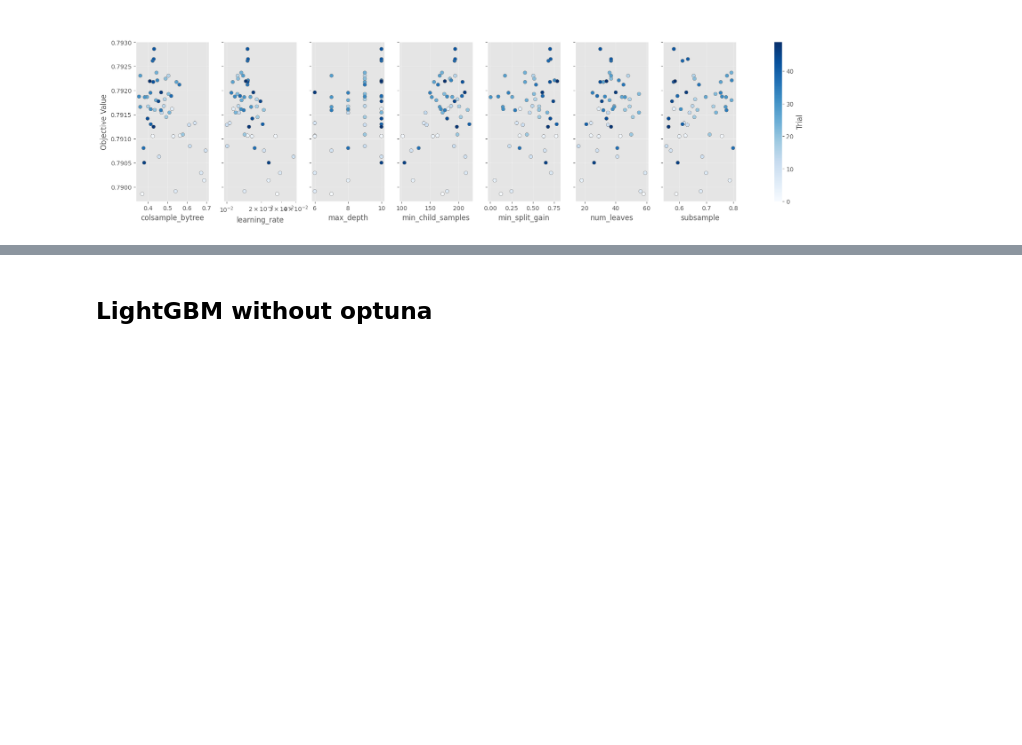
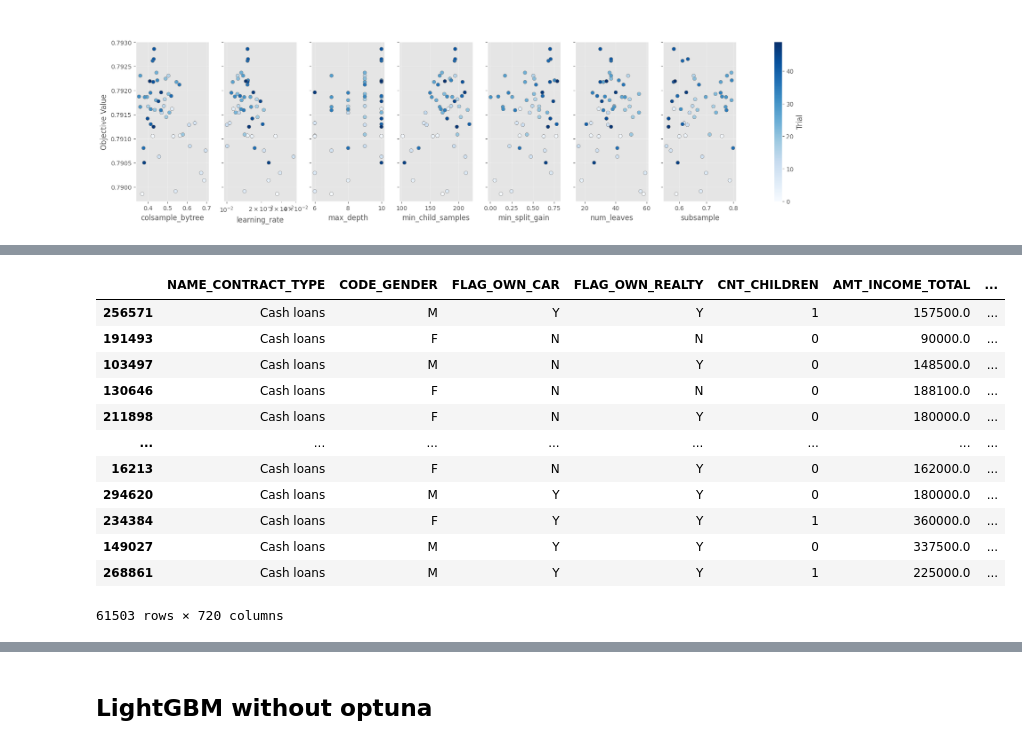
Before and after one commit to USL99/home-credit-default-risk, a Jupyter notebook: notebooks/04_model_tuning.ipynb, the cells around one changed output, grey strips where cells are left out. Drawn from its saved outputs; the diff is of its cells as text; code cells hidden in the pictures; blank space fills up the shorter version.

```diff
--- a/notebooks/04_model_tuning.ipynb
+++ b/notebooks/04_model_tuning.ipynb
@@ -407,0 +366,16 @@ plt.show()
+# %%
+X_val
+# %% [output]
+|  | NAME_CONTRACT_TYPE | CODE_GENDER | FLAG_OWN_CAR | FLAG_OWN_REALTY | CNT_CHILDREN | AMT_INCOME_TOTAL | ... |
+| 256571 | Cash loans | M | Y | Y | 1 | 157500.0 | ... |
+| 191493 | Cash loans | F | N | N | 0 | 90000.0 | ... |
+| 103497 | Cash loans | M | N | Y | 0 | 148500.0 | ... |
+| 130646 | Cash loans | F | N | N | 0 | 188100.0 | ... |
+| 211898 | Cash loans | F | N | Y | 0 | 180000.0 | ... |
+| ... | ... | ... | ... | ... | ... | ... | ... |
+| 16213 | Cash loans | F | N | Y | 0 | 162000.0 | ... |
+| 294620 | Cash loans | M | Y | Y | 0 | 180000.0 | ... |
+| 234384 | Cash loans | F | Y | Y | 1 | 360000.0 | ... |
+| 149027 | Cash loans | M | Y | Y | 0 | 337500.0 | ... |
+| 268861 | Cash loans | M | Y | Y | 1 | 225000.0 | ... |
+61503 rows × 720 columns
```
Also changed, not shown: parts of 14 cells of this notebook, 1 other file.
